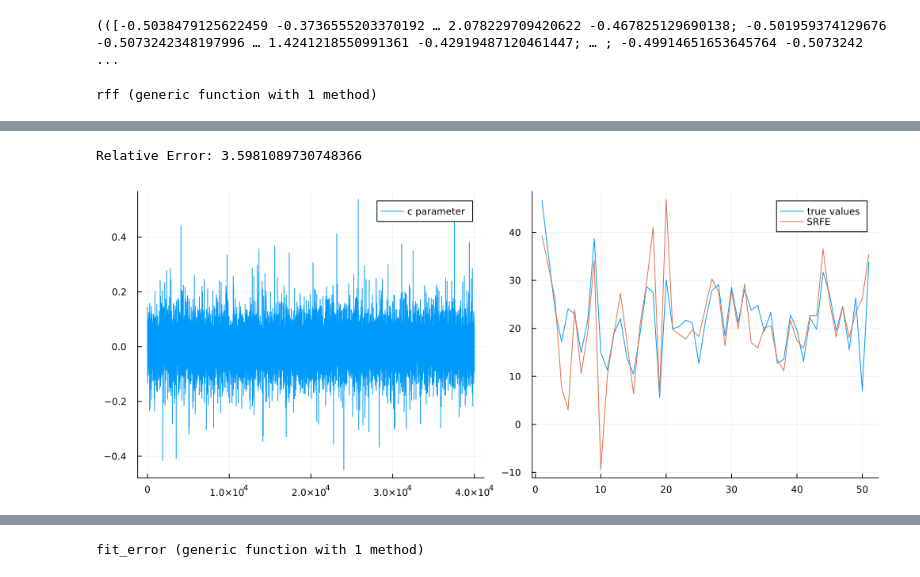
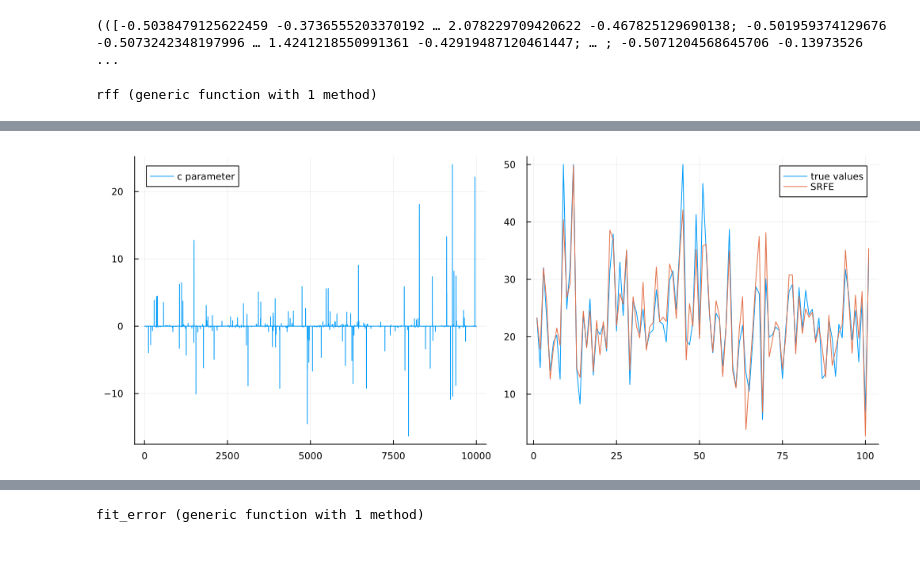
Before and after one commit to grsbe/qsrfe, a Jupyter notebook: modeltests.ipynb, the cells around one changed output, grey strips where cells are left out. Drawn from its saved outputs; the diff is of its cells as text; code cells hidden in the pictures.

```diff
--- a/modeltests.ipynb
+++ b/modeltests.ipynb
@@ -41,9 +37,9 @@ bX
 
 bX = (bX .- mean(bX)) ./ std(bX)
 #bY = (bY .- mean(bY)) ./ std(bY)
-(Xtrain, Xtest), (ytrain, ytest) = partition((bX, bY), 0.9, rng=123, multi=true)
+(Xtrain, Xtest), (ytrain, ytest) = partition((bX, bY), 0.8, rng=123, multi=true)
 # %% [output]
-(([-0.5038479125622459 -0.3736555203370192 … 2.078229709420622 -0.467825129690138; -0.501959374129676 -0.5073242348197996 … 1.4241218550991361 -0.42919487120461447; … ; -0.49914651653645764 -0.5073242 ...
+(([-0.5038479125622459 -0.3736555203370192 … 2.078229709420622 -0.467825129690138; -0.501959374129676 -0.5073242348197996 … 1.4241218550991361 -0.42919487120461447; … ; -0.5071204568645706 -0.13973526 ...
 # %%
 #one dim toy
 f_truth(x) = (x + 4) * (x + 1) * (x - 1) * (x - 3) + 500*sin(x/2)
@@ -71,17 +67,19 @@ rel_error(y_pred,y_test)
 ##########
 # %%
 #constants
-λ = 0.0
-N= 40000
+λ = 0.006
+N= 10000
 func = rff
 # %% [output]
 rff (generic function with 1 method)
 # %%
 ##########################################################
 #fitting
-c, ω, ζ = fit_srfe(Xtrain,ytrain,λ,N,func;σ2=3,q=0, quantization=0,K=1,r=2,pruning=1.0)
+c, ω, ζ = fit_srfe(Xtrain,ytrain,λ,N,func;σ2=1,q=0, quantization=0,K=1,r=2,pruning=1.0,max_iter=20000)
 y_pred = compute_featuremap(Xtest,ω,func,ζ) * c
-print("Relative Error: $(rel_error(ytest,y_pred))")
+y_trainpred = compute_featuremap(Xtrain,ω,func,ζ) * c
+println("Relative Error: $(rel_error(ytest,y_pred)), Training Error: $(rel_error(ytrain,y_trainpred))")
+println("Absolute Error: $(mean(abs.(ytest-y_pred))), Abs Training Error: $(mean(abs.(ytrain-y_trainpred)))")
 p1 = plot(c,label="c parameter")
 p2 = plot(ytest, label="true values")
 plot!(y_pred, label="SRFE")
@@ -92,2 +90 @@ plot(p1,p2,layout=2,size=(1000,400))
-Relative Error: 3.5981089730748366
-[figure, old version]
+[figure, new version]
```
Also changed, not shown: parts of 6 cells of this notebook, 2 other files.
